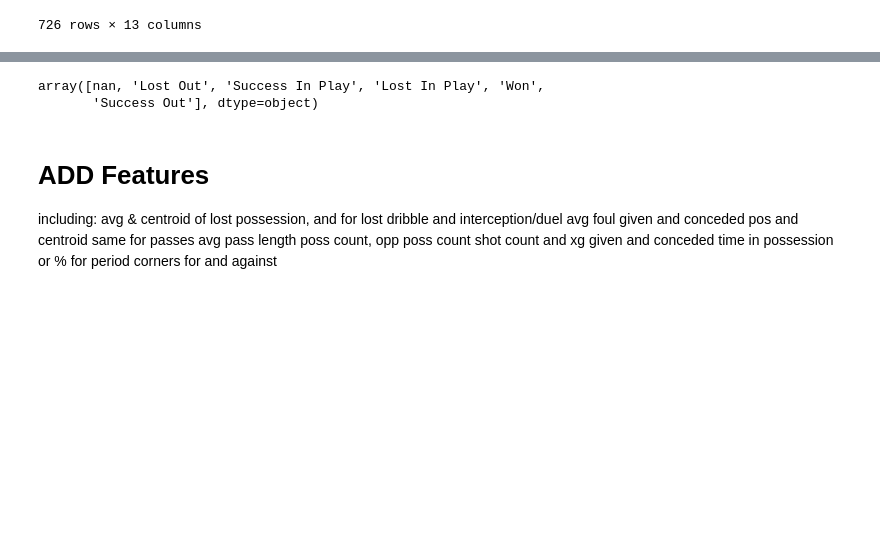
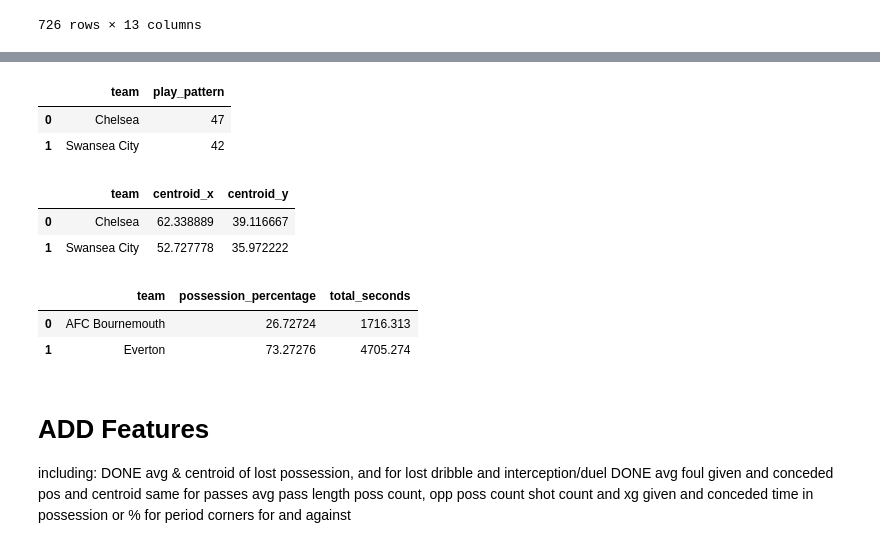
Before and after one commit to conormalone/StatsBomb24, a Jupyter notebook: Substitute_Working.ipynb, the cells around one changed output, grey strips where cells are left out. Drawn from its saved outputs; the diff is of its cells as text; code cells hidden in the pictures; blank space fills up the shorter version.

Commit message:
end of day, added features, now bug fixing centroid func

```diff
--- a/Substitute_Working.ipynb
+++ b/Substitute_Working.ipynb
@@ -90,0 +85,8 @@ def extract_last_position(position_list):
+# %%
+def calculate_polygon_centroid(coords):
+    points = MultiPoint([coord for coord in coords if pd.notnull(coord).all()])
+    return points.centroid.x, points.centroid.y
+
+def centroid_function(df):
+    # Group the dataframe by team and calculate the centroid for each team
+    centroids = df.groupby('team')['location'].apply(lambda loc: calculate_polygon_centroid(loc.dropna().tolist()))
@@ -90,0 +160,12 @@ def extract_last_position(position_list):
+# %%
+dispos = before_events[before_events.type == "Dispossessed"]
+if len(dispos)==0:
+    teams = before_events.teams.unique()
+    centroid_x = pd.Series([Null,Null])
+    centroid_y = pd.Series([Null,Null])
+
+centroids = dispos.groupby('team')['location'].apply(lambda loc: calculate_polygon_centroid(loc.tolist()))#calculate_polygon_centroid(loc.tolist())
+
+    # Create a new dataframe for the centroids
+centroids_df = centroids.apply(pd.Series).reset_index()
+centroids_df.columns = ['team', 'centroid_x', 'centroid_y']
@@ -212,5 +341,18 @@ results.merge(xg_share_df, on = ["team","Time","home_score","away_score"])
-# %%
-events.duel_outcome.unique()
-# %% [output]
-array([nan, 'Lost Out', 'Success In Play', 'Lost In Play', 'Won',
-       'Success Out'], dtype=object)
+# %%
+#added
+corner_com = events[["team","play_pattern"]][events.play_pattern == "From Corner"].groupby("team",as_index = False).count()
+corner_com
+# %% [output]
+|  | team | play_pattern |
+| 0 | Chelsea | 47 |
+| 1 | Swansea City | 42 |
+# %%
+#added
+foul_com = events[["team","type"]][events.type == "Foul Committed"].groupby("team",as_index = False).count()
+foulo = events[events.type == "Foul Committed"]
+foul_com_centroid = centroid_function(foulo)
+foul_com_centroid
+# %% [output]
+|  | team | centroid_x | centroid_y |
+| 0 | Chelsea | 62.338889 | 39.116667 |
+| 1 | Swansea City | 52.727778 | 35.972222 |
@@ -216,0 +388,17 @@ array([nan, 'Lost Out', 'Success In Play', 'Lost In Play', 'Won',
+# %%
+#added
+grouped_df = poss_time.groupby('possession_team')['poss_time'].sum().reset_index()
+grouped_df['total_seconds'] = grouped_df['poss_time'].dt.total_seconds()
+
+# Calculate the total possession time
+total_possession_time = grouped_df['total_seconds'].sum()
+
+# Calculate the percentage of total possession time for each team
+grouped_df['possession_percentage'] = (grouped_df['total_seconds'] / total_possession_time) * 100
+
+# Convert the summed time differences to minutes and seconds
+grouped_df[["possession_team",'possession_percentage','total_seconds']].rename(columns={"possession_team":"team"})
+# %% [output]
+|  | team | possession_percentage | total_seconds |
+| 0 | AFC Bournemouth | 26.72724 | 1716.313 |
+| 1 | Everton | 73.27276 | 4705.274 |
@@ -217,8 +410,8 @@ array([nan, 'Lost Out', 'Success In Play', 'Lost In Play', 'Won',
 # %% [markdown]
 # ADD Features
 including:
-avg & centroid of lost possession, and for lost dribble and interception/duel
-avg foul given and conceded pos and centroid
+DONE avg & centroid of lost possession, and for lost dribble and interception/duel
+DONE avg foul given and conceded pos and centroid
 same for passes
 avg pass length
 poss count, opp poss count
```
Also changed, not shown: parts of 16 cells of this notebook.
